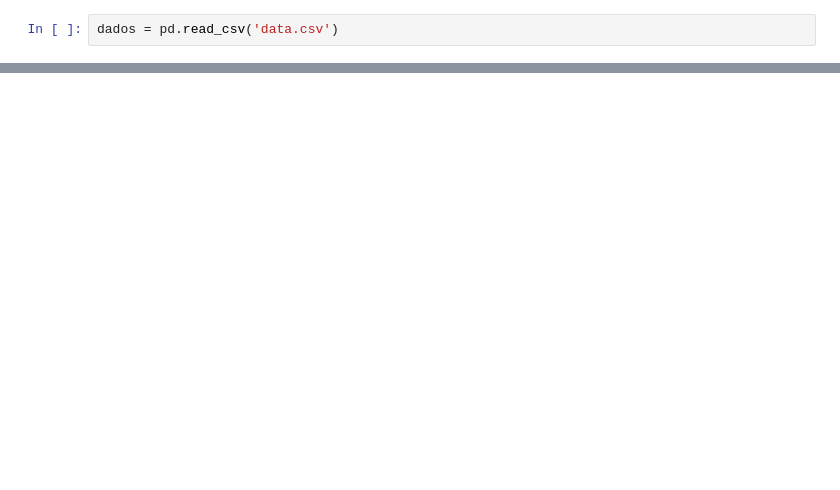
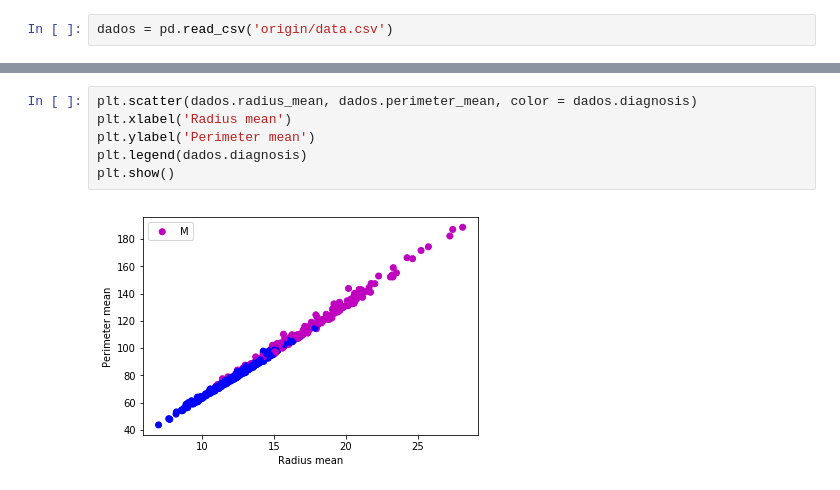
Before and after one commit to mouradap/breast_cancer, a Jupyter notebook: Dados.ipynb, the cells around one changed output, grey strips where cells are left out. Drawn from its saved outputs; the diff is of its cells as text; blank space fills up the shorter version.

Commit message:
Commit inicial do meu branch. Adicionadas algumas analises nos dados.

```diff
--- a/Dados.ipynb
+++ b/Dados.ipynb
@@ -3,2 +10,2 @@ import pandas as pd
 # %%
-dados = pd.read_csv('data.csv')
+dados = pd.read_csv('origin/data.csv')
@@ -4,0 +45,8 @@ dados = pd.read_csv('data.csv')
+# %%
+plt.scatter(dados.radius_mean, dados.perimeter_mean, color = dados.diagnosis)
+plt.xlabel('Radius mean')
+plt.ylabel('Perimeter mean')
+plt.legend(dados.diagnosis)
+plt.show()
+# %% [output]
+[figure, added]
```
Also changed, not shown: parts of 27 cells of this notebook.
